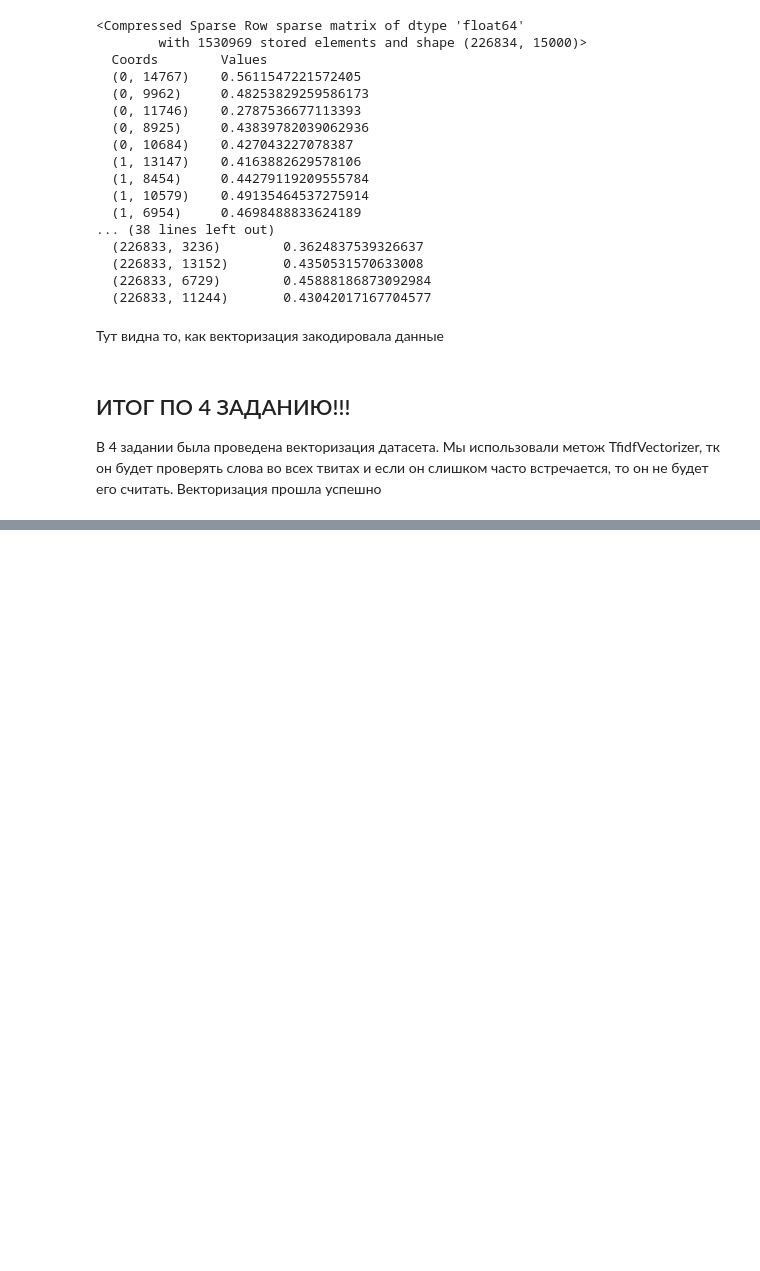
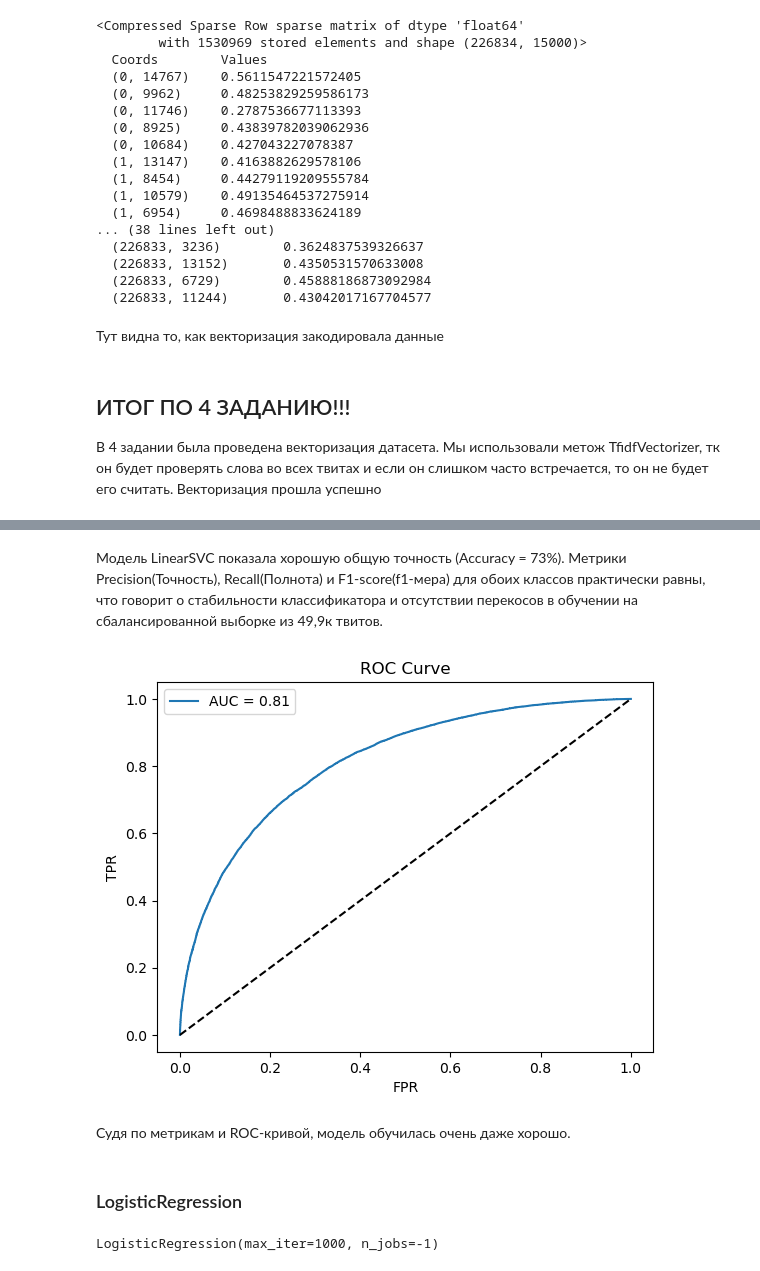
Before and after one commit to Kuma102/Final-work, a Jupyter notebook: Итоговая работа.ipynb, the cells around one changed output, grey strips where cells are left out. Saved outputs shown, nothing was run; the diff lists cells and outputs as text; code cells hidden in the pictures; blank space fills up the shorter version.

```diff
--- a/Итоговая работа.ipynb
+++ b/Итоговая работа.ipynb
@@ -602,0 +616,9 @@ print(tfidf_matrix)
+# %%
+# объявдение целевой переменной
+y=df['tonality']
+x = tfidf_matrix
+# %%
+# объявление тестовых переменных
+from sklearn.model_selection import train_test_split
+x_train, x_test, y_train, y_test = train_test_split(x,y,test_size=0.22,random_state=42)
+print(x_train.shape, x_test.shape, y_train.shape, y_test.shape)
@@ -602,0 +629,5 @@ print(tfidf_matrix)
+# %%
+from sklearn.svm import LinearSVC
+# Обучаем модель
+svc = LinearSVC(max_iter=1000, random_state=42)
+svc.fit(x_train, y_train)
@@ -602,0 +651,31 @@ print(tfidf_matrix)
+# %% [markdown]
+Модель LinearSVC показала хорошую общую точность (Accuracy = 73%). Метрики Precision(Точность), Recall(Полнота) и F1-score(f1-мера) для обоих классов практически равны, что говорит о стабильности классификатора и отсутствии перекосов в обучении на сбалансированной выборке из 49,9к твитов.
+# %%
+# Выведем ROC-кривую для нащей модели
+from sklearn.metrics import roc_curve, auc
+import matplotlib.pyplot as plt
+
+fpr, tpr, _ = roc_curve(y_test, svc.decision_function(x_test))
+roc_auc = auc(fpr, tpr)
+
+plt.plot(fpr, tpr, label=f'AUC = {roc_auc:.2f}')
+plt.plot([0, 1], [0, 1], 'k--')
+
+plt.xlabel('FPR')
+plt.ylabel('TPR')
+plt.title('ROC Curve')
+plt.legend()
+plt.show()
+# %% [output]
+[figure, added]
+# %% [markdown]
+Судя по метрикам и ROC-кривой, модель обучилась очень даже хорошо.
+# %% [markdown]
+### LogisticRegression
+# %%
+from sklearn.linear_model import LogisticRegression
+# Обучаем модель
+log = LogisticRegression(max_iter=1000, n_jobs=-1)
+log.fit(x_train, y_train)
+# %% [output]
+LogisticRegression(max_iter=1000, n_jobs=-1)
```
Also changed, not shown: parts of 33 cells of this notebook.
